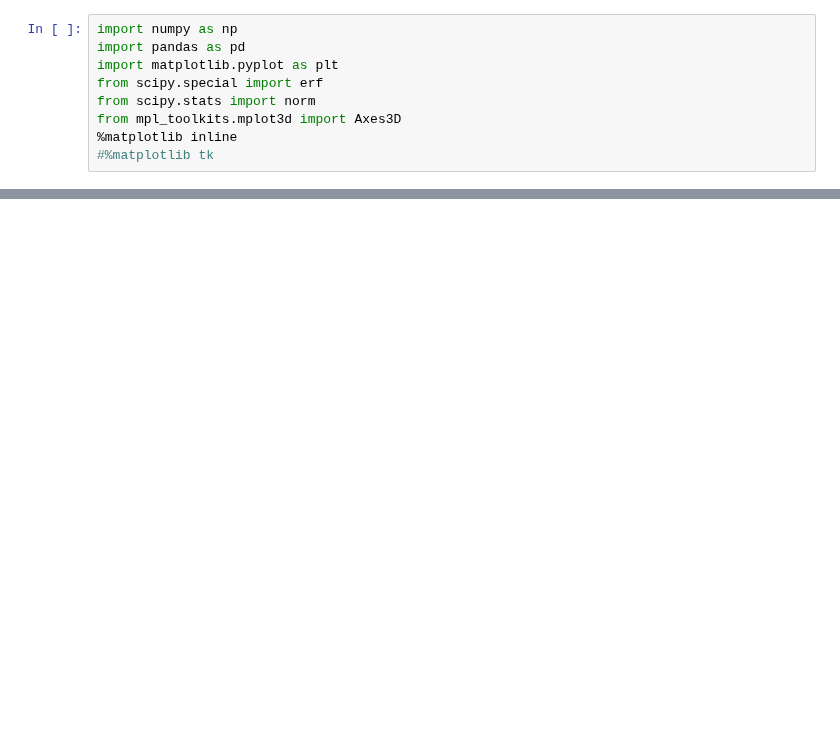
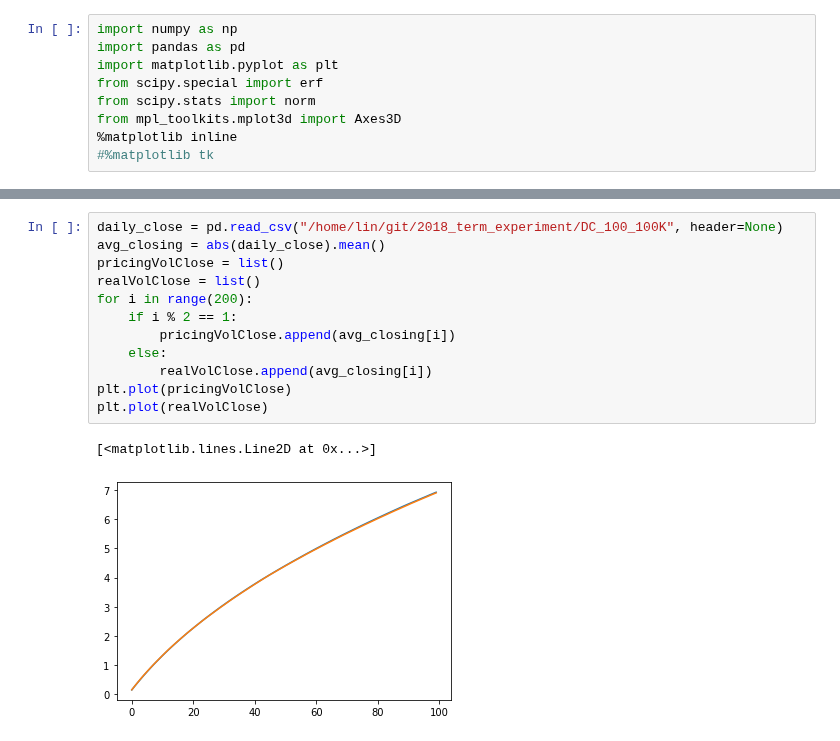
Before and after one commit to linsallyzhao/notebooks, a Jupyter notebook: Summer_project/result of the hedging test(30% vs 10% vol).ipynb, the cells around one changed output, grey strips where cells are left out. Cells and saved outputs as stored; diff of their text form; blank space fills up the shorter version.

```diff
--- a/Summer_project/result of the hedging test(30% vs 10% vol).ipynb
+++ b/Summer_project/result of the hedging test(30% vs 10% vol).ipynb
@@ -206,0 +123,15 @@ plt.plot((daily_hedge).std())
+# %%
+daily_close = pd.read_csv("/home/lin/git/2018_term_experiment/DC_100_100K", header=None)
+avg_closing = abs(daily_close).mean()
+pricingVolClose = list()
+realVolClose = list()
+for i in range(200):
+    if i % 2 == 1:
+        pricingVolClose.append(avg_closing[i])
+    else:
+        realVolClose.append(avg_closing[i])
+plt.plot(pricingVolClose)
+plt.plot(realVolClose)
+# %% [output]
+[<matplotlib.lines.Line2D at 0x...>]
+[figure, added]
```
Also changed, not shown: parts of 28 cells of this notebook.
